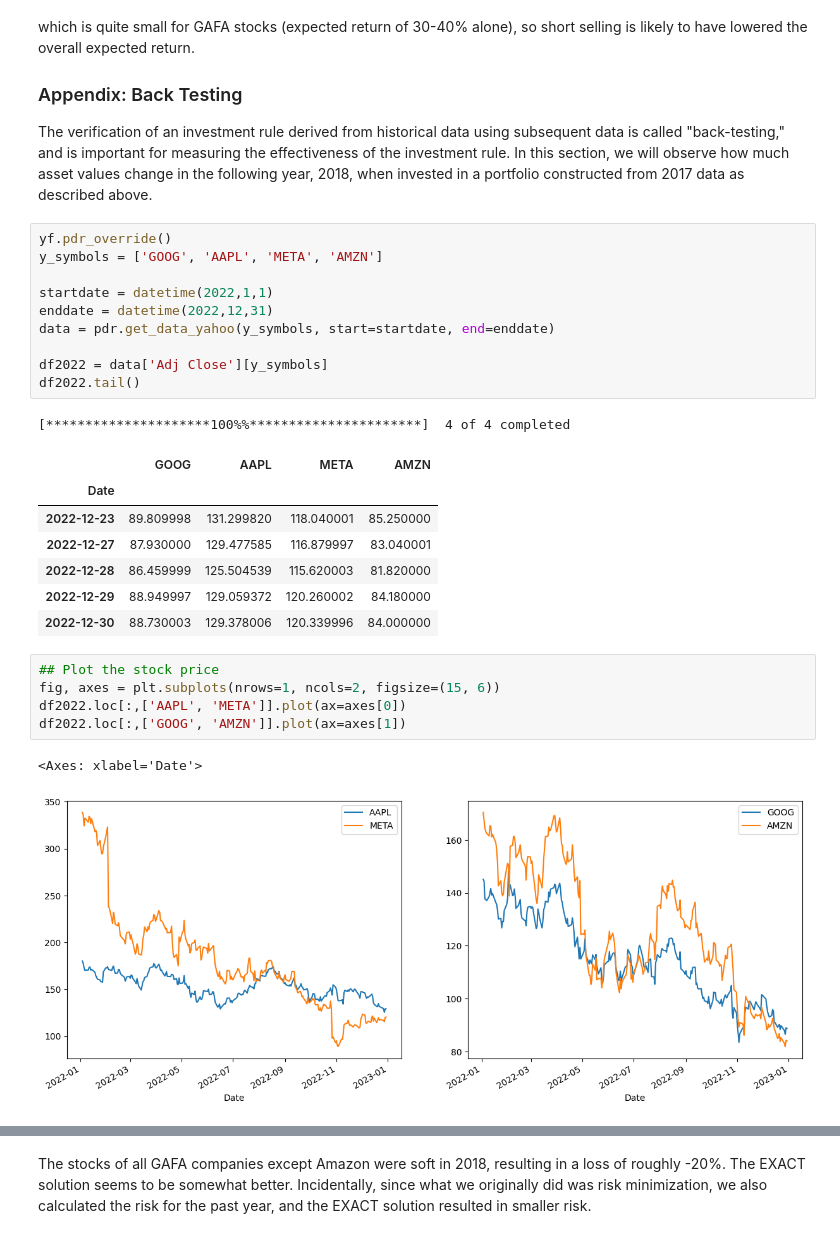
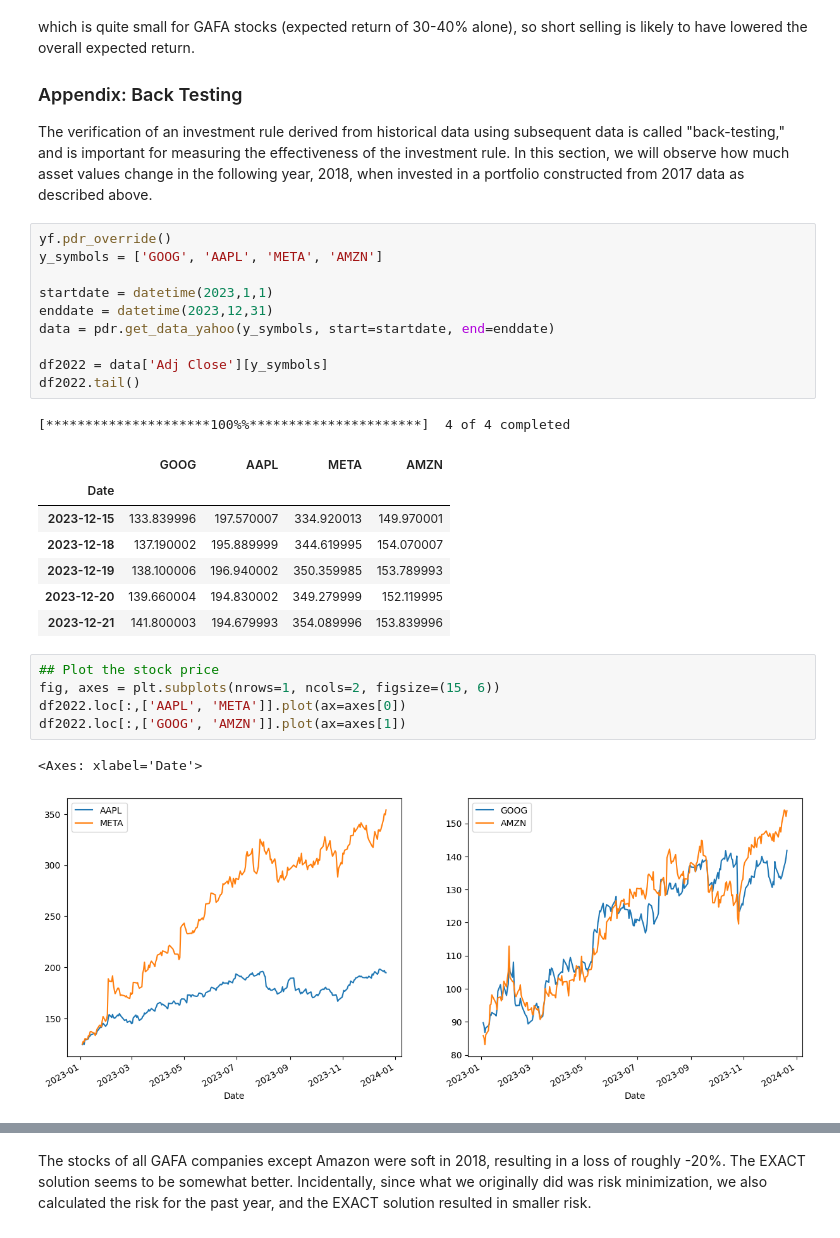
Before and after one commit to qulacs/quantum-native-dojo-en, a Jupyter notebook: qp_notebooks/7.3_qp_application_of_HHL_algorithm.ipynb, the cells around one changed output, grey strips where cells are left out. Drawn from its saved outputs; the diff is of its cells as text.

```diff
--- a/qp_notebooks/7.3_qp_application_of_HHL_algorithm.ipynb
+++ b/qp_notebooks/7.3_qp_application_of_HHL_algorithm.ipynb
@@ -448,22 +448,22 @@ In this section, we will observe how much asset values change in the following y
 # %%
 yf.pdr_override()
 y_symbols = ['GOOG', 'AAPL', 'META', 'AMZN']
 
-startdate = datetime(2022,1,1)
-enddate = datetime(2022,12,31)
+startdate = datetime(2023,1,1)
+enddate = datetime(2023,12,31)
 data = pdr.get_data_yahoo(y_symbols, start=startdate, end=enddate)
 
 df2022 = data['Adj Close'][y_symbols]
 df2022.tail()
 # %% [output]
 [*********************100%%**********************]  4 of 4 completed
 |  | GOOG | AAPL | META | AMZN |
 | Date |  |  |  |  |
-| 2022-12-23 | 89.809998 | 131.299820 | 118.040001 | 85.250000 |
-| 2022-12-27 | 87.930000 | 129.477585 | 116.879997 | 83.040001 |
-| 2022-12-28 | 86.459999 | 125.504539 | 115.620003 | 81.820000 |
-| 2022-12-29 | 88.949997 | 129.059372 | 120.260002 | 84.180000 |
-| 2022-12-30 | 88.730003 | 129.378006 | 120.339996 | 84.000000 |
+| 2023-12-15 | 133.839996 | 197.570007 | 334.920013 | 149.970001 |
+| 2023-12-18 | 137.190002 | 195.889999 | 344.619995 | 154.070007 |
+| 2023-12-19 | 138.100006 | 196.940002 | 350.359985 | 153.789993 |
+| 2023-12-20 | 139.660004 | 194.830002 | 349.279999 | 152.119995 |
+| 2023-12-21 | 141.800003 | 194.679993 | 354.089996 | 153.839996 |
 # %%
 ## Plot the stock price
 fig, axes = plt.subplots(nrows=1, ncols=2, figsize=(15, 6))
@@ -471,7 +471,7 @@ df2022.loc[:,['AAPL', 'META']].plot(ax=axes[0])
 df2022.loc[:,['GOOG', 'AMZN']].plot(ax=axes[1])
 # %% [output]
 <Axes: xlabel='Date'>
-[figure, old version]
+[figure, new version]
 # %%
 # Changes in portfolio asset values
 pf_value = df2022.dot(w_opt)
```
Also changed, not shown: parts of 15 cells of this notebook.
